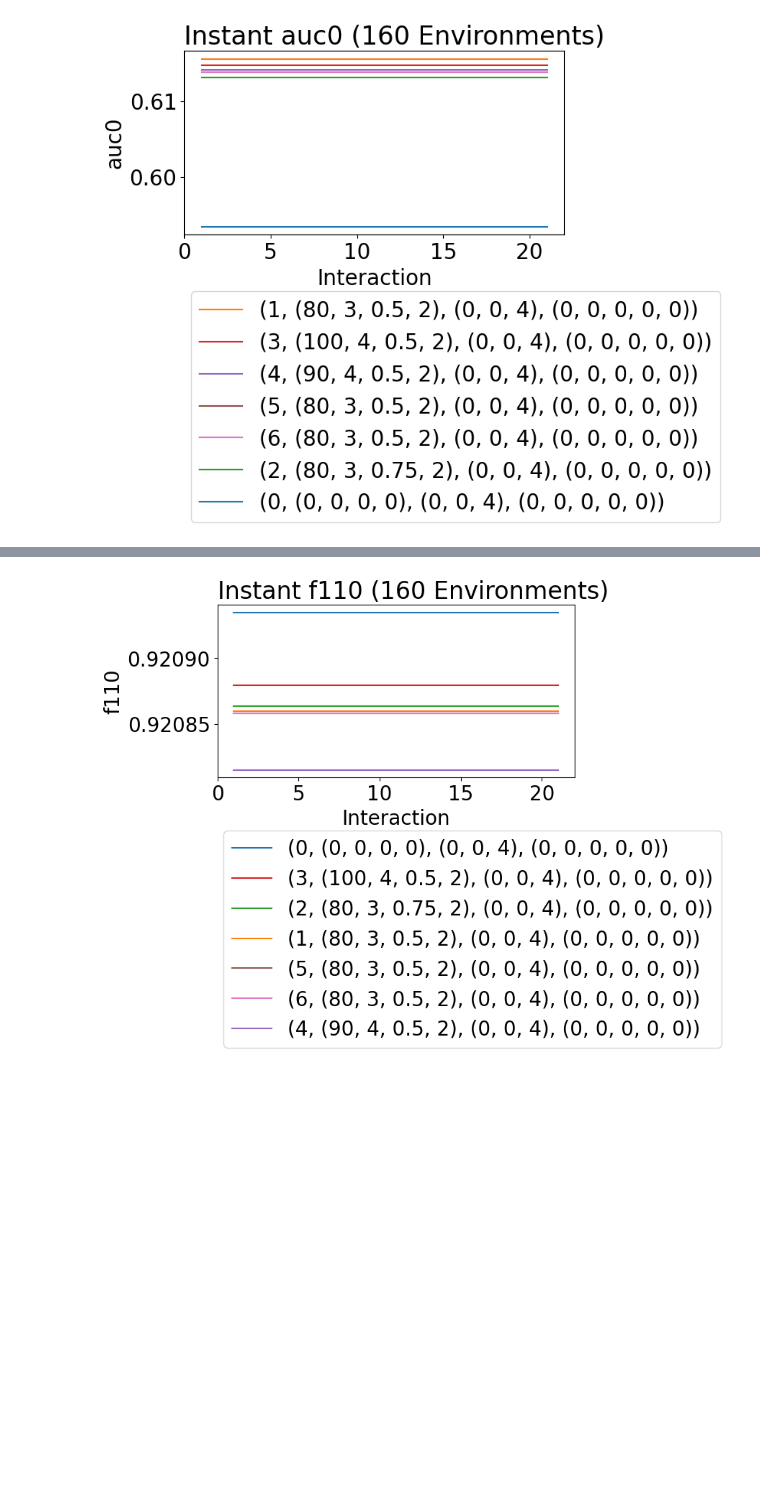
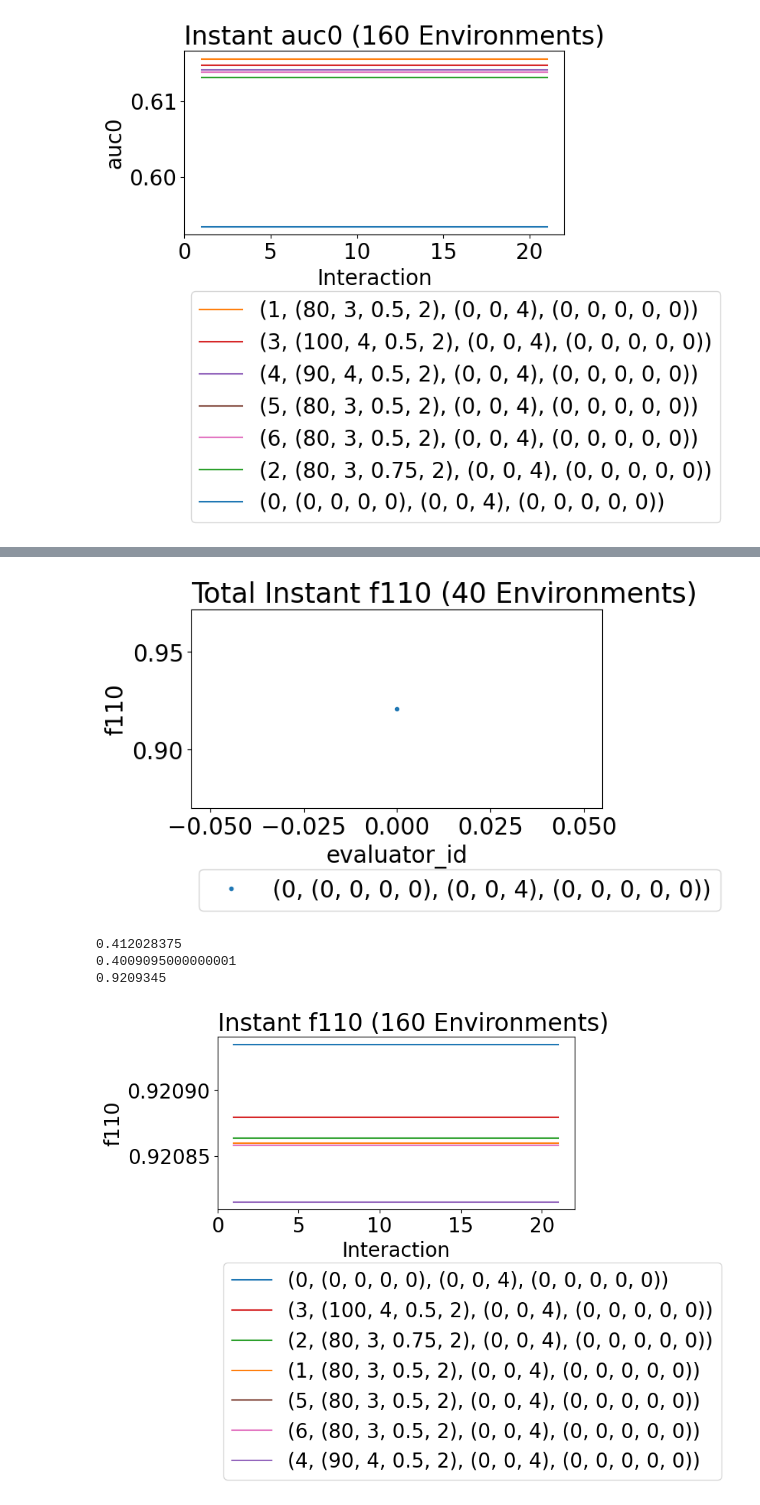
Before and after one commit to mrucker/diss, a Jupyter notebook: sapiens/notebooks/2) offline, non-personalized, supervised.ipynb, the cells around one changed output, grey strips where cells are left out. Saved outputs shown, nothing was run; the diff lists cells and outputs as text; code cells hidden in the pictures; blank space fills up the shorter version.

```diff
--- a/sapiens/notebooks/2) offline, non-personalized, supervised.ipynb
+++ b/sapiens/notebooks/2) offline, non-personalized, supervised.ipynb
@@ -4578,3 +7545,15 @@ res.plot_learners('index','auc0',l=l,p=['g','rng'],span=span,out=None)
+# %%
+res.where(evaluator_id=0).where(l=[(1,)]).plot_learners('evaluator_id','f110',l=l,p=['g','rng'],span=span)
+# %% [output]
+[figure, added]
+# %%
+print(res.where(evaluator_id=0).where(l=[(0,)]).interactions.to_pandas()['f110'].mean())
+print(res.where(evaluator_id=1).where(l=[(0,)]).interactions.to_pandas()['f110'].mean())
+print(res.where(evaluator_id=2).where(l=[(1,)]).interactions.to_pandas()['f110'].mean())
+# %% [output]
+0.412028375
+0.4009095000000001
+0.9209345
 # %%
 res.plot_learners('index','f110',l=l,p=['g','rng'],span=span,out=None)
 # %% [output]
```
Also changed, not shown: parts of 14 cells of this notebook, 4 other files.
